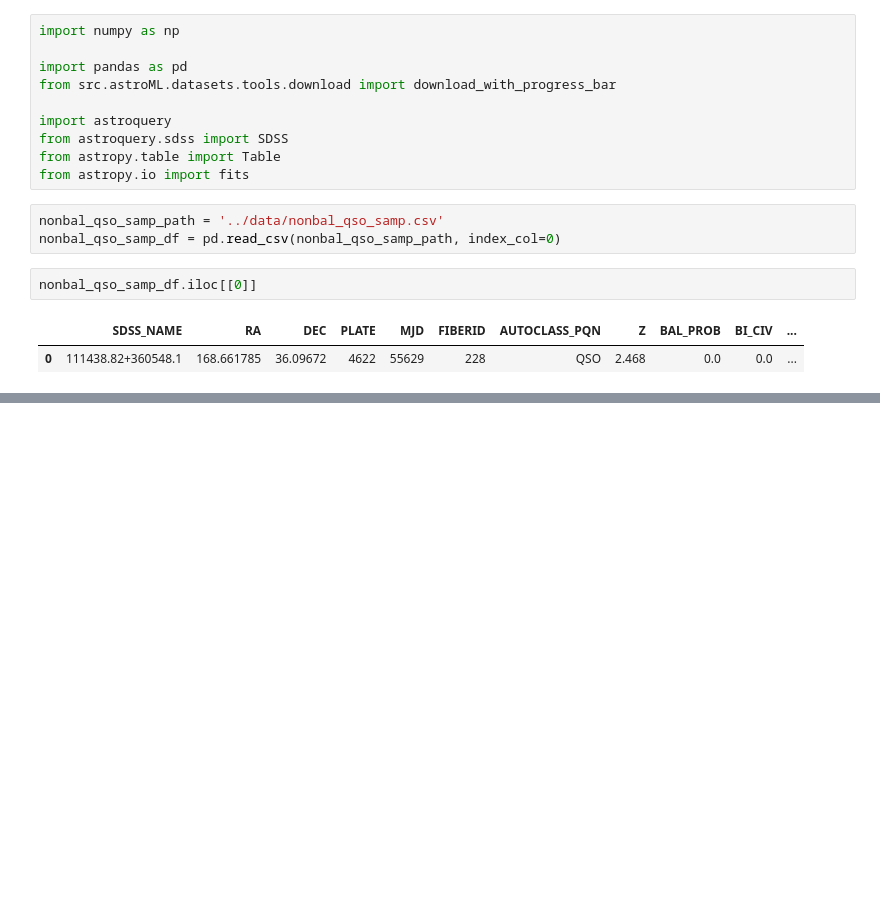
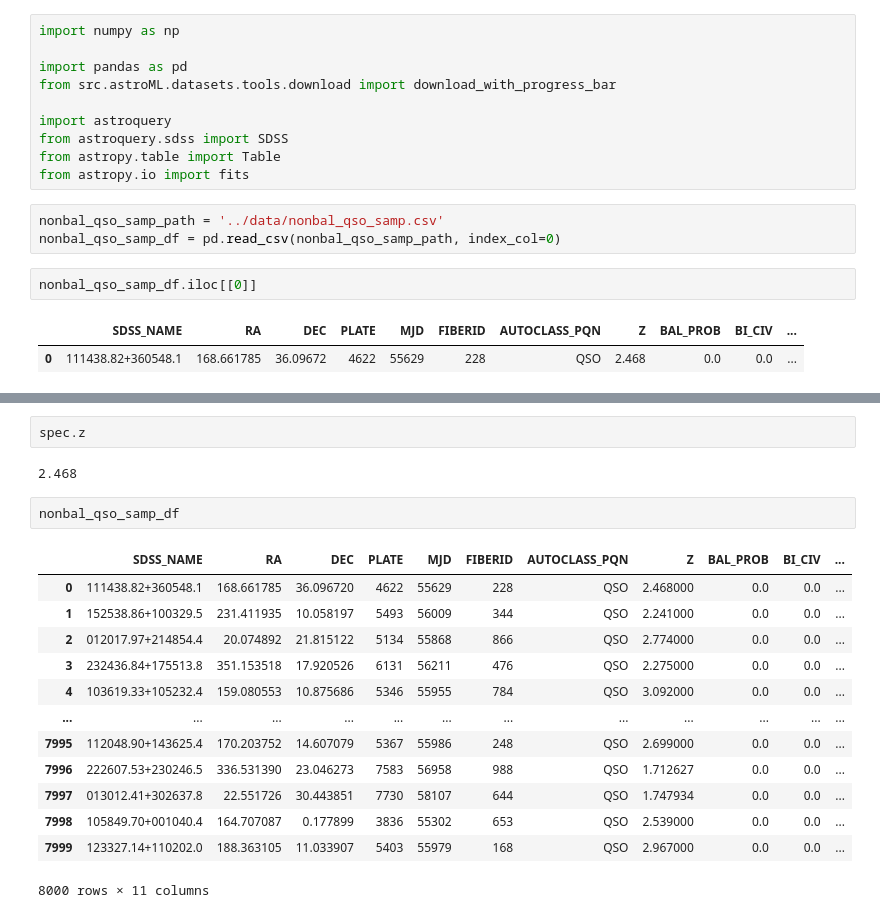
Before and after one commit to dangause/qso-cv, a Jupyter notebook: notebooks/1_get_nonbal_qso_spectra.ipynb, the cells around one changed output, grey strips where cells are left out. Cells and saved outputs as stored; diff of their text form; blank space fills up the shorter version.

```diff
--- a/notebooks/1_get_nonbal_qso_spectra.ipynb
+++ b/notebooks/1_get_nonbal_qso_spectra.ipynb
@@ -324,0 +103,20 @@ def fetch_and_shift_spectra(n_spectra,
+# %%
+spec.z
+# %% [output]
+2.468
+# %%
+nonbal_qso_samp_df
+# %% [output]
+|  | SDSS_NAME | RA | DEC | PLATE | MJD | FIBERID | AUTOCLASS_PQN | Z | BAL_PROB | BI_CIV | ... |
+| 0 | 111438.82+360548.1 | 168.661785 | 36.096720 | 4622 | 55629 | 228 | QSO | 2.468000 | 0.0 | 0.0 | ... |
+| 1 | 152538.86+100329.5 | 231.411935 | 10.058197 | 5493 | 56009 | 344 | QSO | 2.241000 | 0.0 | 0.0 | ... |
+| 2 | 012017.97+214854.4 | 20.074892 | 21.815122 | 5134 | 55868 | 866 | QSO | 2.774000 | 0.0 | 0.0 | ... |
+| 3 | 232436.84+175513.8 | 351.153518 | 17.920526 | 6131 | 56211 | 476 | QSO | 2.275000 | 0.0 | 0.0 | ... |
+| 4 | 103619.33+105232.4 | 159.080553 | 10.875686 | 5346 | 55955 | 784 | QSO | 3.092000 | 0.0 | 0.0 | ... |
+| ... | ... | ... | ... | ... | ... | ... | ... | ... | ... | ... | ... |
+| 7995 | 112048.90+143625.4 | 170.203752 | 14.607079 | 5367 | 55986 | 248 | QSO | 2.699000 | 0.0 | 0.0 | ... |
+| 7996 | 222607.53+230246.5 | 336.531390 | 23.046273 | 7583 | 56958 | 988 | QSO | 1.712627 | 0.0 | 0.0 | ... |
+| 7997 | 013012.41+302637.8 | 22.551726 | 30.443851 | 7730 | 58107 | 644 | QSO | 1.747934 | 0.0 | 0.0 | ... |
+| 7998 | 105849.70+001040.4 | 164.707087 | 0.177899 | 3836 | 55302 | 653 | QSO | 2.539000 | 0.0 | 0.0 | ... |
+| 7999 | 123327.14+110202.0 | 188.363105 | 11.033907 | 5403 | 55979 | 168 | QSO | 2.967000 | 0.0 | 0.0 | ... |
+8000 rows × 11 columns
```
Also changed, not shown: parts of 48 cells of this notebook, 11 other files.
